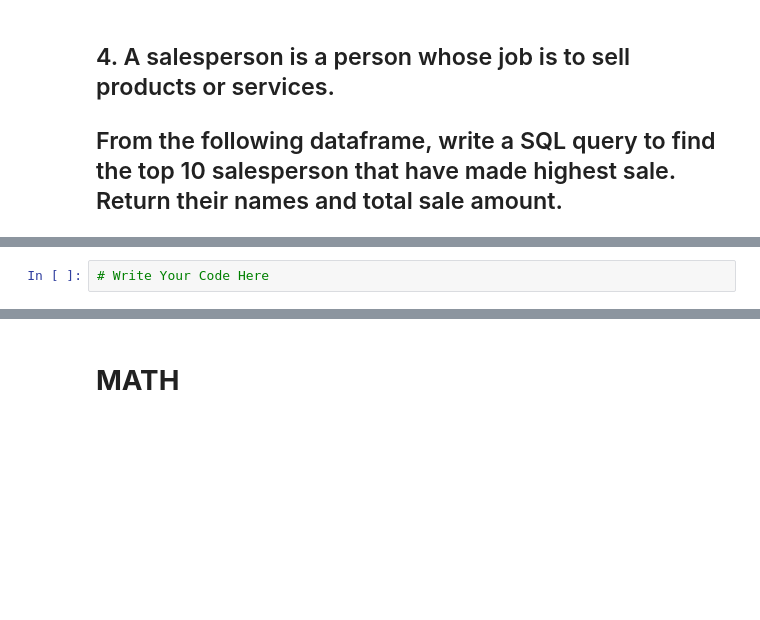
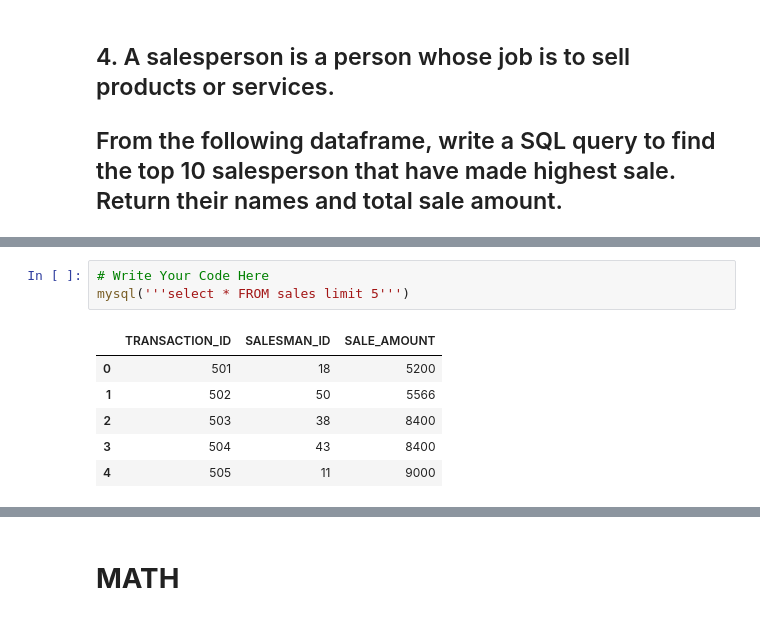
Before and after one commit to vinayakpotdar2114/Capstone-Project-1-EDA-Global-Terrorism-Analysis, a Jupyter notebook: Day_1__Assignment.ipynb, the cells around one changed output, grey strips where cells are left out. Drawn from its saved outputs; the diff is of its cells as text; blank space fills up the shorter version.

```diff
--- a/Day_1__Assignment.ipynb
+++ b/Day_1__Assignment.ipynb
@@ -269,2 +344,10 @@ salesman=pd.read_sql_query ('''SELECT * FROM salesman''',conn)
 # %%
 # Write Your Code Here
+mysql('''select * FROM sales limit 5''')
+# %% [output]
+|  | TRANSACTION_ID | SALESMAN_ID | SALE_AMOUNT |
+| 0 | 501 | 18 | 5200 |
+| 1 | 502 | 50 | 5566 |
+| 2 | 503 | 38 | 8400 |
+| 3 | 504 | 43 | 8400 |
+| 4 | 505 | 11 | 9000 |
```
Also changed, not shown: parts of 19 cells of this notebook.
